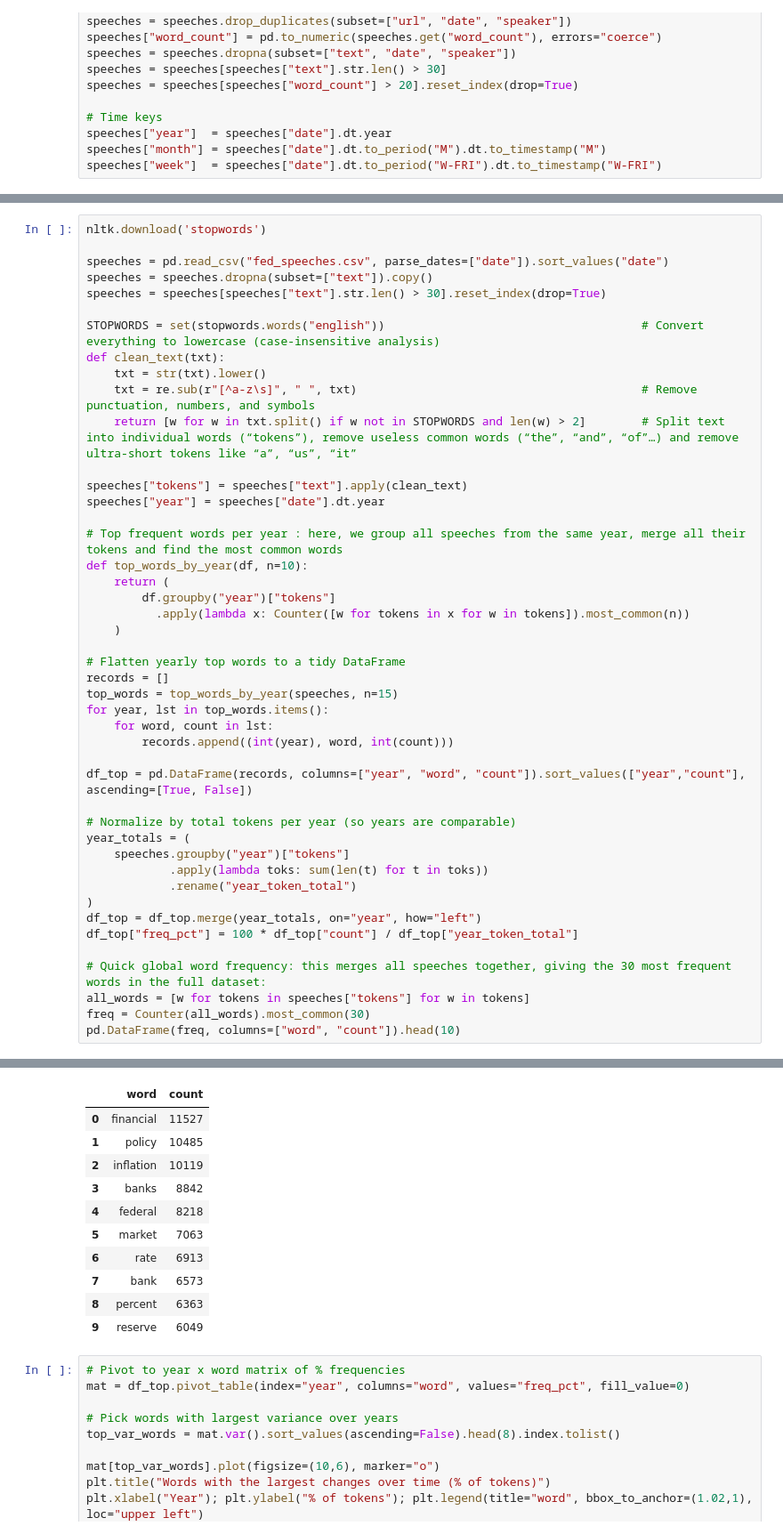
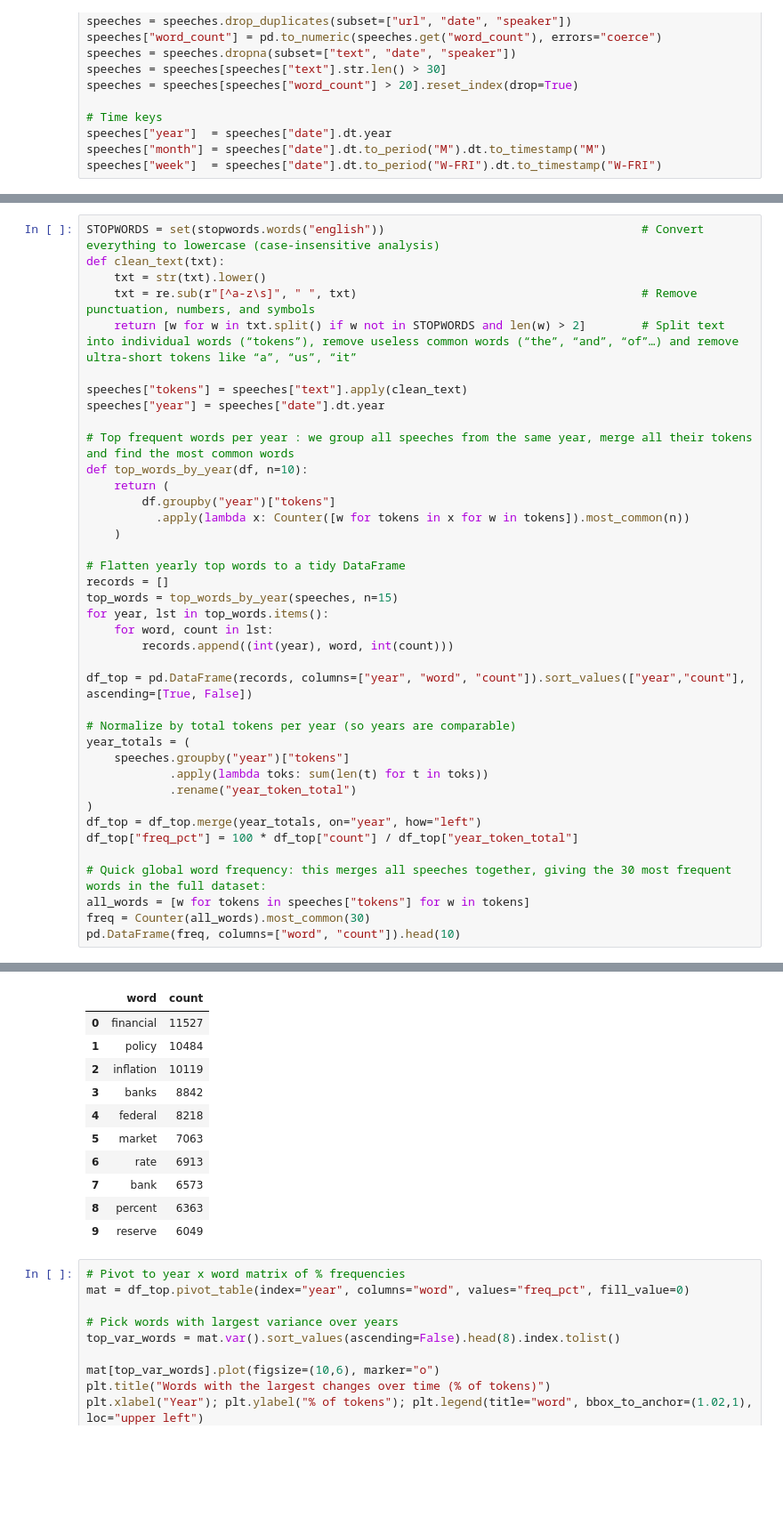
Before and after one commit to nonnen96/fed-communication-saturation, a Jupyter notebook: work_new_version .ipynb, the cells around one changed output, grey strips where cells are left out. Shown at 89% size. Cells and saved outputs as stored; diff of their text form; blank space fills up the shorter version.

```diff
--- a/work_new_version .ipynb
+++ b/work_new_version .ipynb
@@ -699,10 +722,4 @@ Before diving into complex semantic modeling, a simple lexical analysis helps re
 # %%
-nltk.download('stopwords')
-
-speeches = pd.read_csv("fed_speeches.csv", parse_dates=["date"]).sort_values("date")
-speeches = speeches.dropna(subset=["text"]).copy()
-speeches = speeches[speeches["text"].str.len() > 30].reset_index(drop=True)
-
 STOPWORDS = set(stopwords.words("english"))                                     # Convert everything to lowercase (case-insensitive analysis)
 def clean_text(txt):
     txt = str(txt).lower()
@@ -712,7 +729,7 @@ def clean_text(txt):
 speeches["tokens"] = speeches["text"].apply(clean_text)
 speeches["year"] = speeches["date"].dt.year
 
-# Top frequent words per year : here, we group all speeches from the same year, merge all their tokens and find the most common words
+# Top frequent words per year : we group all speeches from the same year, merge all their tokens and find the most common words
 def top_words_by_year(df, n=10):
     return (
         df.groupby("year")["tokens"]
@@ -748,6 +762,6 @@ pd.DataFrame(freq, columns=["word", "count"]).head(10)
 |  | word | count |
 | 0 | financial | 11527 |
-| 1 | policy | 10485 |
+| 1 | policy | 10484 |
 | 2 | inflation | 10119 |
 | 3 | banks | 8842 |
 | 4 | federal | 8218 |
```
Also changed, not shown: parts of 53 cells of this notebook.
